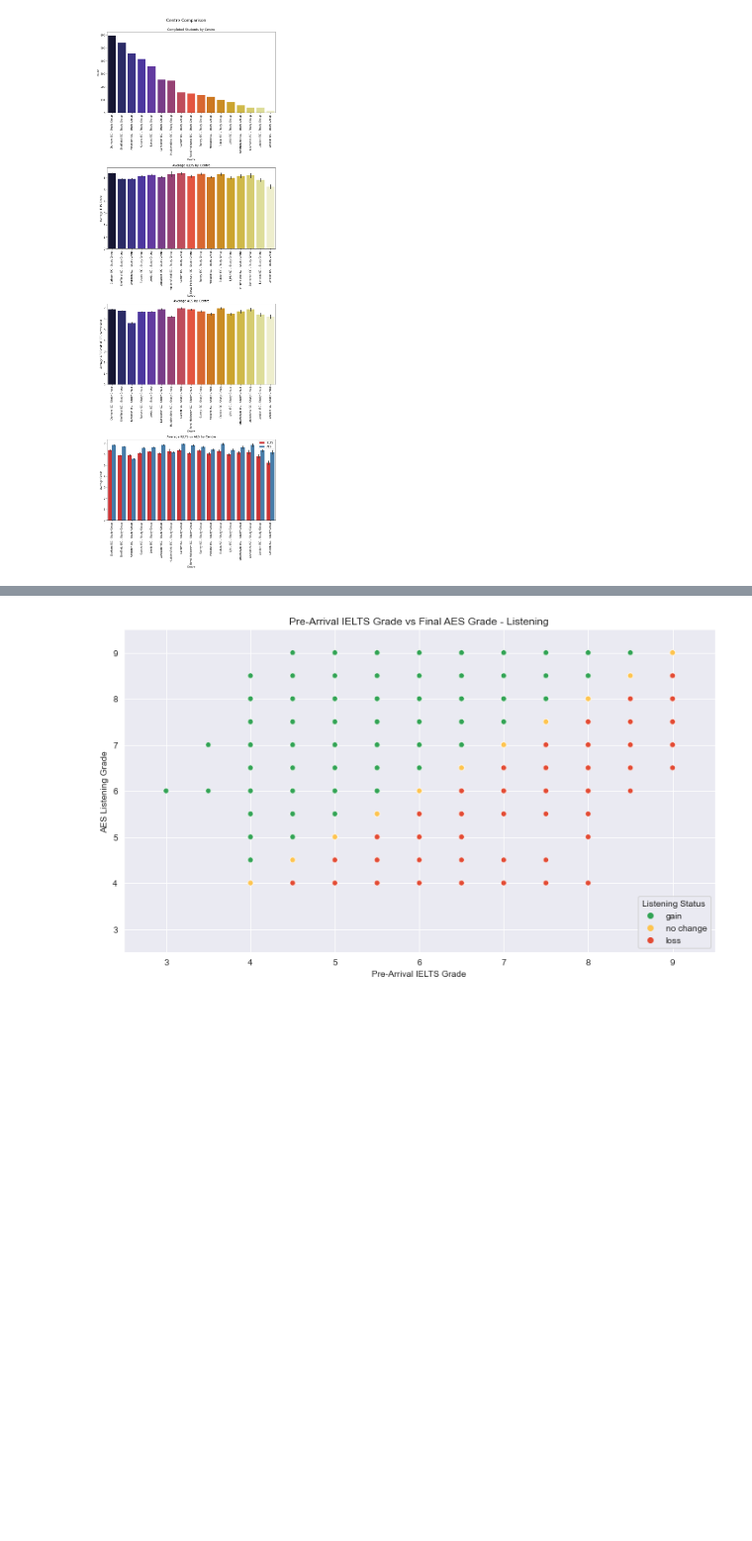
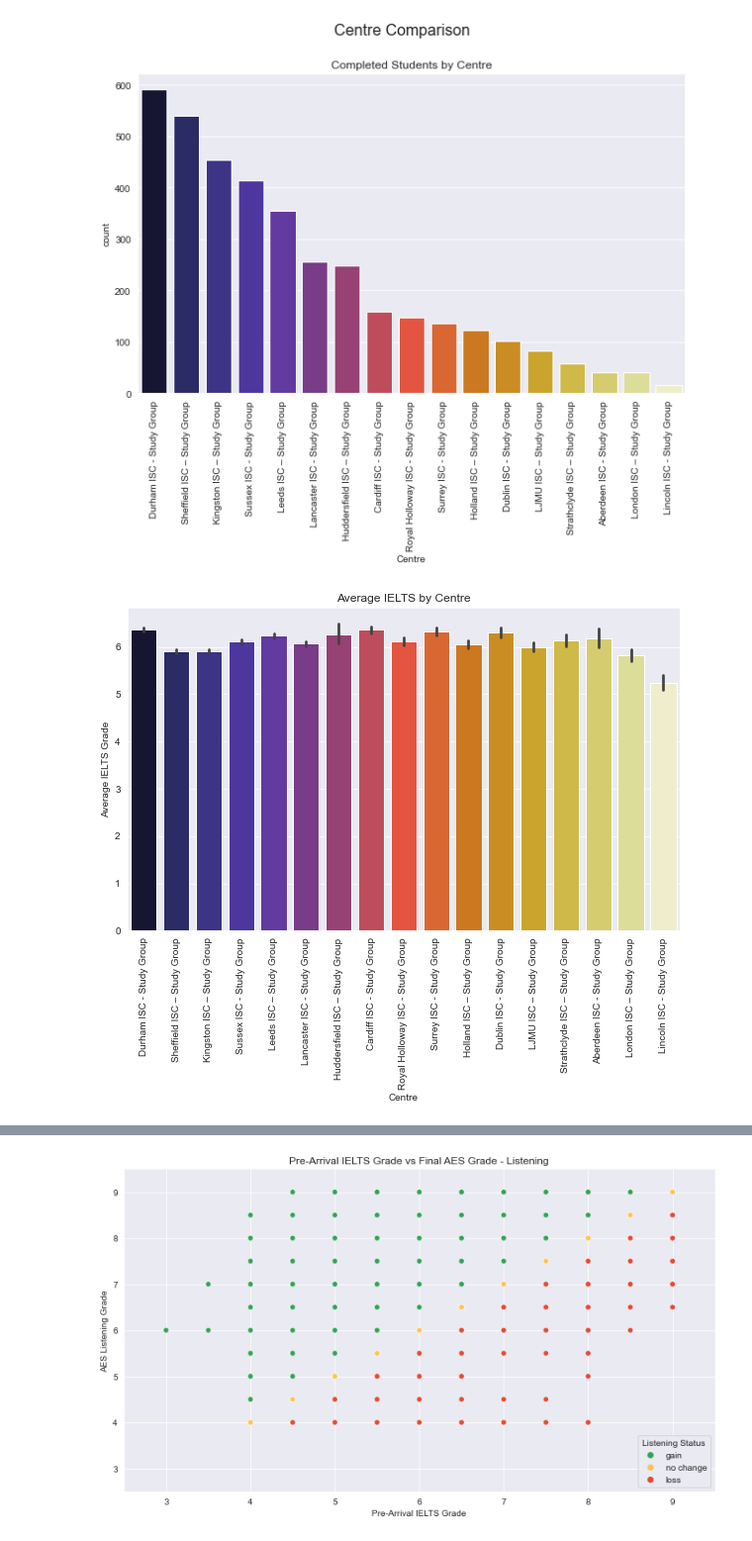
Before and after one commit to cmstorrsfox/20-21-results-analysis, a Jupyter notebook: all_centre_data/aes_isc_data.ipynb, the cells around one changed output, grey strips where cells are left out. Shown at 99% size. Cells and saved outputs as stored; diff of their text form; code cells hidden in the pictures; blank space fills up the shorter version.

```diff
--- a/all_centre_data/aes_isc_data.ipynb
+++ b/all_centre_data/aes_isc_data.ipynb
@@ -47,42 +47,48 @@ ielts_data["IELTS_Overall"] = ielts_data["IELTS_Overall"].astype("float")
 # %%
 #plot centre info
 order = ielts_data["Centre"].value_counts().index
 
 
 ielts_melt = pd.melt(ielts_data[["Centre", "IELTS_Overall", "IELTS_Listening", "IELTS_Reading", "IELTS_Writing", "IELTS_Speaking"]], id_vars=["Centre"], var_name="Assessment", value_name="Grade")
 aes_melt = pd.melt(ielts_data[["Centre", "AES_Overall_IELTS", "AES_Listening_IELTS", "AES_Reading_IELTS", "AES_Writing_IELTS", "AES_Speaking_IELTS"]], id_vars=["Centre"], var_name="Assessment", value_name="Grade")
 
 ielts_melt["type"] = "IELTS"
 aes_melt["type"] = "AES"
 
 exam_types = pd.concat([ielts_melt, aes_melt])
 
+#numbers
+fig, ax = plt.subplots(1, figsize=(10,6))
+fig.suptitle("Centre Comparison", y=1, fontsize=16)
+sns.countplot(x="Centre", data=ielts_data, order=order, palette="CMRmap", ax=ax)
+ax.set_xticklabels(labels=order, rotation=90, ha="center")
+ax.set_title("Completed Students by Centre")
 
-fig, axs = plt.subplots(4,1, figsize=(10,30))
-fig.suptitle("Centre Comparison", y=1, fontsize=16)
-sns.countplot(x="Centre", data=ielts_data, order=order, palette="CMRmap", ax=axs[0])
-axs[0].set_xticklabels(labels=order, rotation=90, ha="center")
-axs[0].set_title("Completed Students by Centre")
+#avg_ielts
+fig, ax = plt.subplots(1, figsize=(10,6))
+sns.barplot(x="Centre", y="Grade", data=ielts_melt, ax=ax, order=order, palette="CMRmap")
+ax.set_xticklabels(labels=order, rotation=90, ha="center")
+ax.set_ylabel("Average IELTS Grade")
+ax.set_title("Average IELTS by Centre")
 
-sns.barplot(x="Centre", y="Grade", data=ielts_melt, ax=axs[1], order=order, palette="CMRmap")
-axs[1].set_xticklabels(labels=order, rotation=90, ha="center")
-axs[1].set_ylabel("Average IELTS Grade")
-axs[1].set_title("Average IELTS by Centre")
-
-sns.barplot(x="Centre", y="Grade", data=aes_melt, ax=axs[2], order=order, palette="CMRmap")
-axs[2].set_xticklabels(labels=order, rotation=90, ha="center")
-axs[2].set_ylabel("Average AES Grade (IELTS conversion)")
-axs[2].set_title("Average AES by Centre")
+#avg_aes
+fig, ax = plt.subplots(1, figsize=(10,6))
+sns.barplot(x="Centre", y="Grade", data=aes_melt, ax=ax, order=order, palette="CMRmap")
+ax.set_xticklabels(labels=order, rotation=90, ha="center")
+ax.set_ylabel("Average AES Grade (IELTS conversion)")
+ax.set_title("Average AES by Centre")
 
 compare = sns.color_palette(['#e41a1c','#377eb8','#4daf4a'])
 
-sns.barplot(x="Centre", y="Grade", data=exam_types, hue="type", ax=axs[3], order=order, palette=compare)
-axs[3].set_xticklabels(labels=order, rotation=90, ha="center")
-axs[3].set_ylabel("Average Grade")
-axs[3].set_title("Average IELTS vs AES by Centre")
-axs[3].legend(loc="upper right")
+fig, ax = plt.subplots(1, figsize=(10,6))
+sns.barplot(x="Centre", y="Grade", data=exam_types, hue="type", ax=ax, order=order, palette=compare)
+ax.set_xticklabels(labels=order, rotation=90, ha="center")
+ax.set_ylabel("Average Grade")
+ax.set_title("Average IELTS vs AES by Centre")
+ax.legend(loc="upper right")
 
 plt.tight_layout()
 plt.show()
 # %% [output]
-[figure, old version]
+[figure, new version]
+[figure, added]
```
Also changed, not shown: parts of 4 cells of this notebook, 42 other files.
